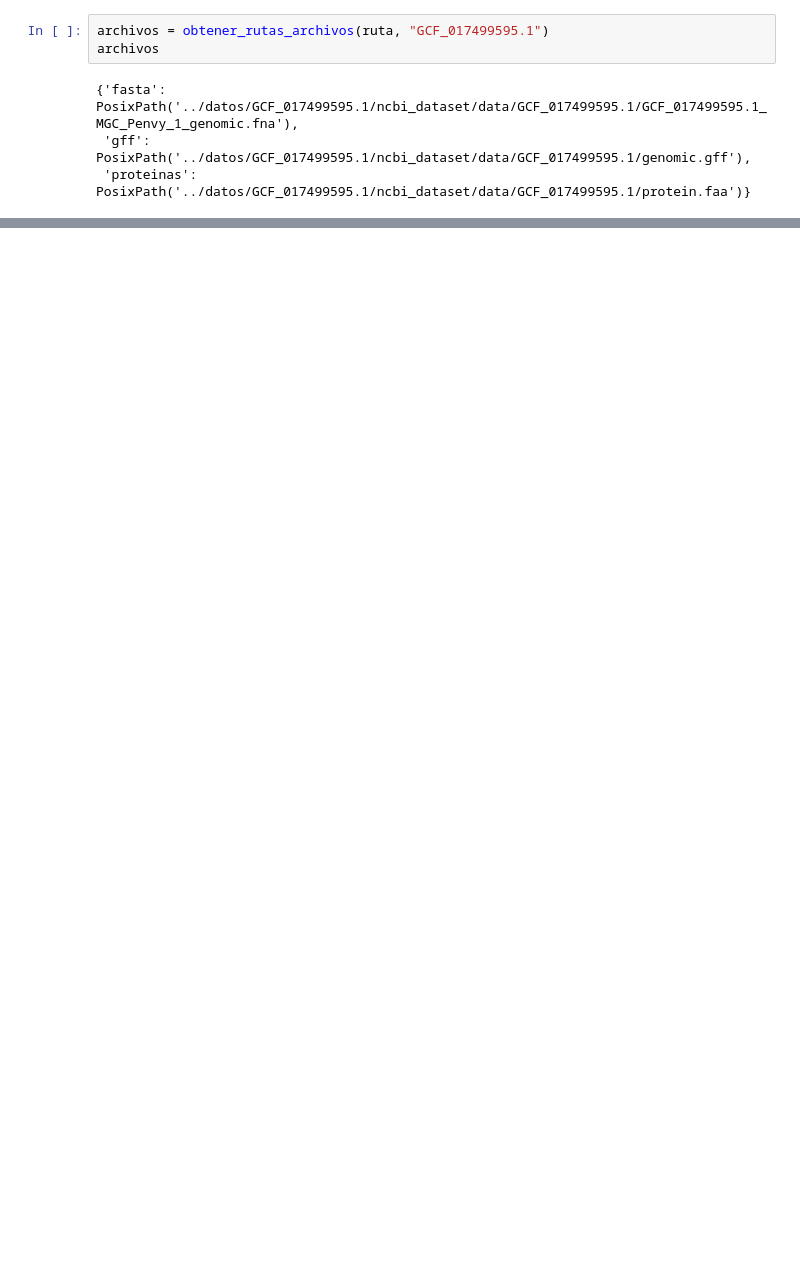
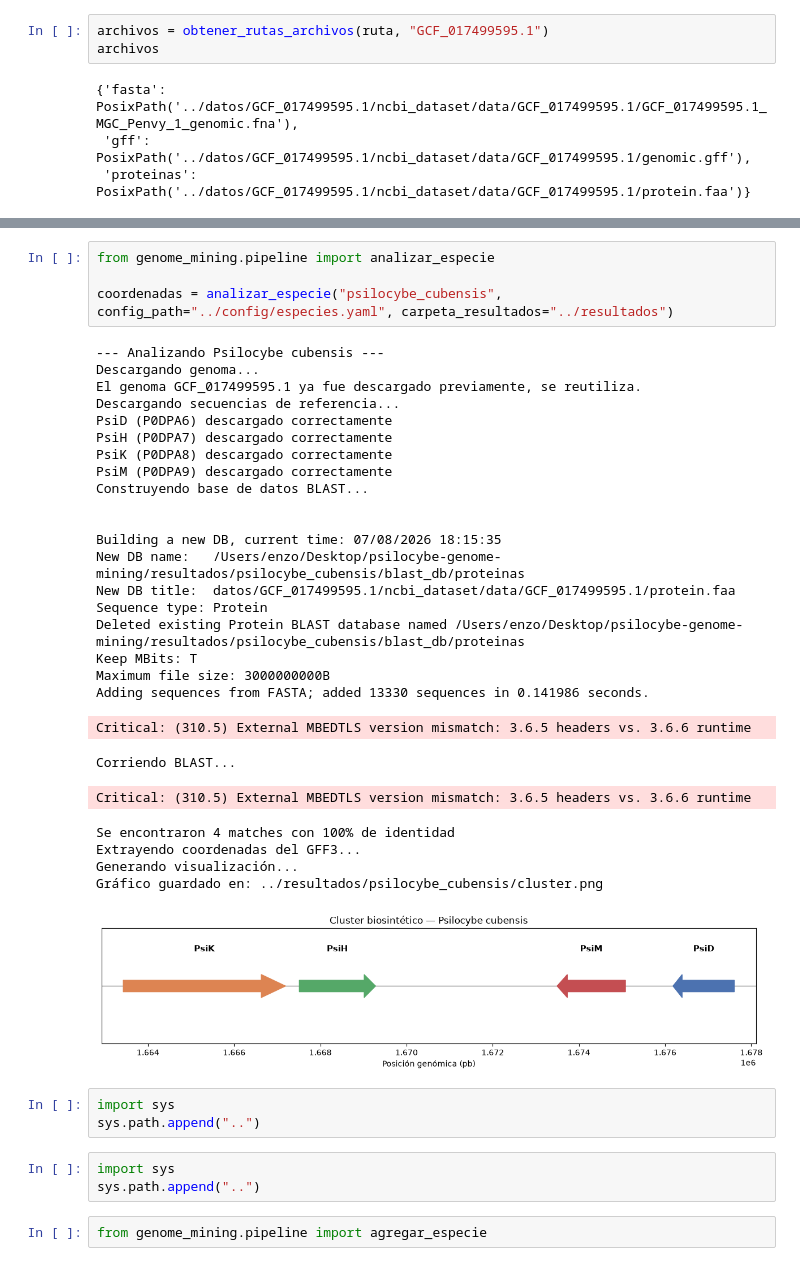
Before and after one commit to giovvnni-flux/psilocybe-genome-mining, a Jupyter notebook: notebooks/prueba_modulo_descarga.ipynb, the cells around one changed output, grey strips where cells are left out. Cells and saved outputs as stored; diff of their text form; blank space fills up the shorter version.

```diff
--- a/notebooks/prueba_modulo_descarga.ipynb
+++ b/notebooks/prueba_modulo_descarga.ipynb
@@ -42,0 +90,40 @@ archivos
+# %%
+from genome_mining.pipeline import analizar_especie
+
+coordenadas = analizar_especie("psilocybe_cubensis", config_path="../config/especies.yaml", carpeta_resultados="../resultados")
+# %% [output]
+--- Analizando Psilocybe cubensis ---
+Descargando genoma...
+El genoma GCF_017499595.1 ya fue descargado previamente, se reutiliza.
+Descargando secuencias de referencia...
+PsiD (P0DPA6) descargado correctamente
+PsiH (P0DPA7) descargado correctamente
+PsiK (P0DPA8) descargado correctamente
+PsiM (P0DPA9) descargado correctamente
+Construyendo base de datos BLAST...
+
+
+Building a new DB, current time: 07/08/2026 18:15:35
+New DB name:   /Users/enzo/Desktop/psilocybe-genome-mining/resultados/psilocybe_cubensis/blast_db/proteinas
+New DB title:  datos/GCF_017499595.1/ncbi_dataset/data/GCF_017499595.1/protein.faa
+Sequence type: Protein
+Deleted existing Protein BLAST database named /Users/enzo/Desktop/psilocybe-genome-mining/resultados/psilocybe_cubensis/blast_db/proteinas
+Keep MBits: T
+Maximum file size: 3000000000B
+Adding sequences from FASTA; added 13330 sequences in 0.141986 seconds.
+Critical: (310.5) External MBEDTLS version mismatch: 3.6.5 headers vs. 3.6.6 runtime
+Corriendo BLAST...
+Critical: (310.5) External MBEDTLS version mismatch: 3.6.5 headers vs. 3.6.6 runtime
+Se encontraron 4 matches con 100% de identidad
+Extrayendo coordenadas del GFF3...
+Generando visualización...
+Gráfico guardado en: ../resultados/psilocybe_cubensis/cluster.png
+[figure, added]
+# %%
+import sys
+sys.path.append("..")
+# %%
+import sys
+sys.path.append("..")
+# %%
+from genome_mining.pipeline import agregar_especie
```
Also changed, not shown: parts of 8 cells of this notebook, 13 other files.
